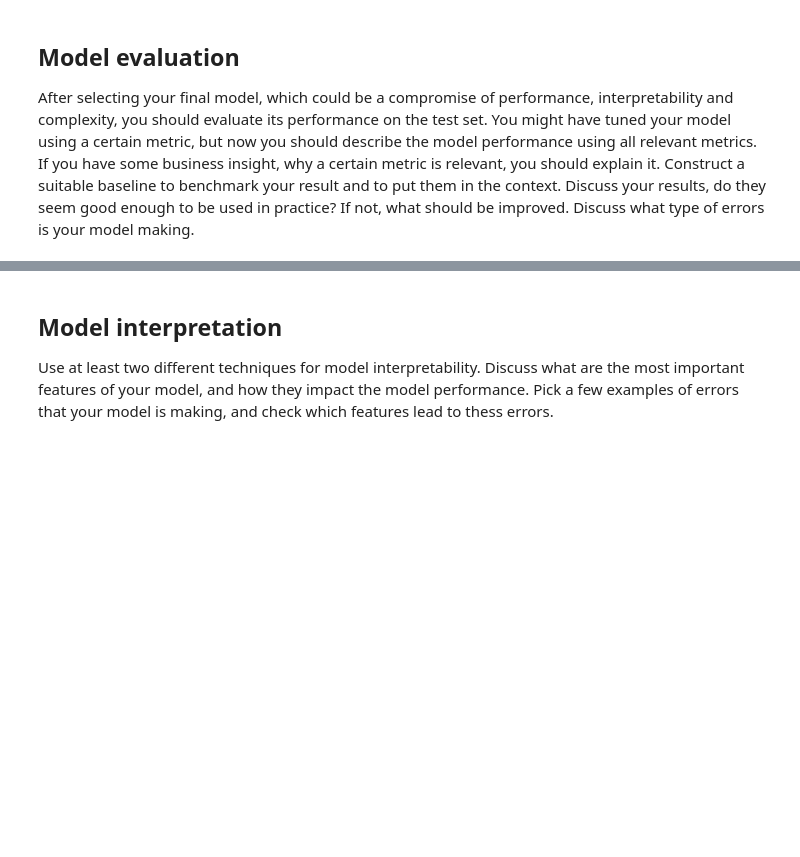
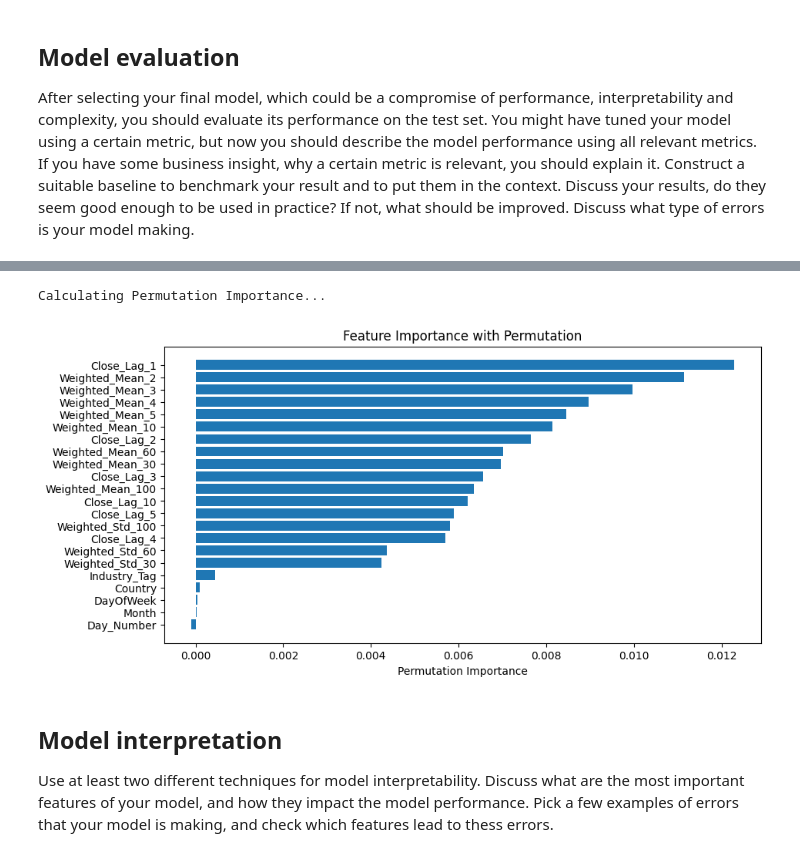
Before and after one commit to timmvdm/ML_Final_Project, a Jupyter notebook: gabriel/final_project.ipynb, the cells around one changed output, grey strips where cells are left out. Cells and saved outputs as stored; diff of their text form; code cells hidden in the pictures; blank space fills up the shorter version.

```diff
--- a/gabriel/final_project.ipynb
+++ b/gabriel/final_project.ipynb
@@ -1012,0 +1218,3 @@ Best parameters: {'knn__n_neighbors': 43, 'knn__weights': 'distance'}
+# %%
+df_final.dropna(inplace=True)
+df_final
@@ -1084,3 +1519,8 @@ def evaluate_model(model, X_test, y_test, benchmark_column='Close_Lag_1'):
+# %%
+evaluate_permutation_feature_importance(knn_grid_search.best_estimator_, X_test_knn, y_test)
+# %% [output]
+Calculating Permutation Importance...
+[figure, added]
 # %% [markdown]
 ## Model interpretation
 
```
Also changed, not shown: parts of 28 cells of this notebook.
